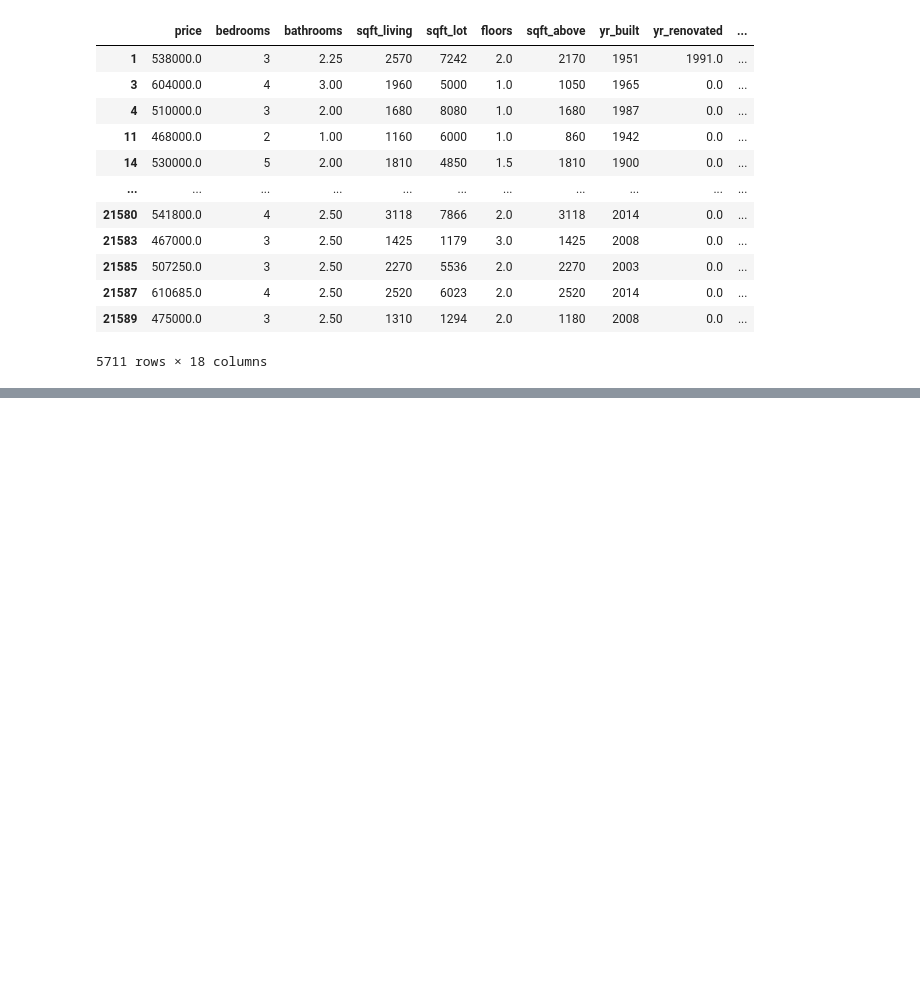
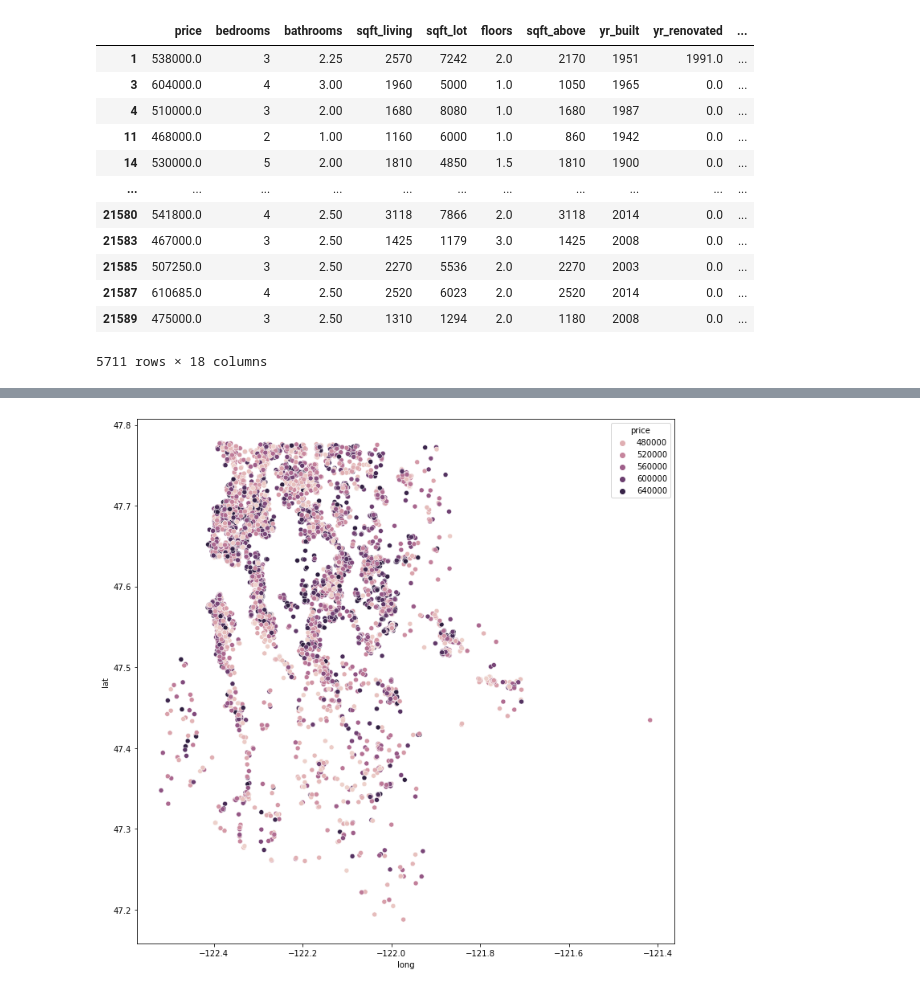
Before and after one commit to mattrubic/dsc-phase-2-project-v2-3, a Jupyter notebook: Test budget ranges.ipynb, the cells around one changed output, grey strips where cells are left out. Drawn from its saved outputs; the diff is of its cells as text; code cells hidden in the pictures; blank space fills up the shorter version.

```diff
--- a/Test budget ranges.ipynb
+++ b/Test budget ranges.ipynb
@@ -246,6 +246,6 @@ fig, ax = plt.subplots(figsize=(12,12))
 
 sns.scatterplot(x='long',
                y='lat',
-               data=target_df],
+               data=target_df,
                hue='price');
 # %% [output]
@@ -252,0 +252 @@ SyntaxError: closing parenthesis ']' does not match opening parenthesis '(' on l
+[figure, added]
```
Also changed, not shown: parts of 5 cells of this notebook.
